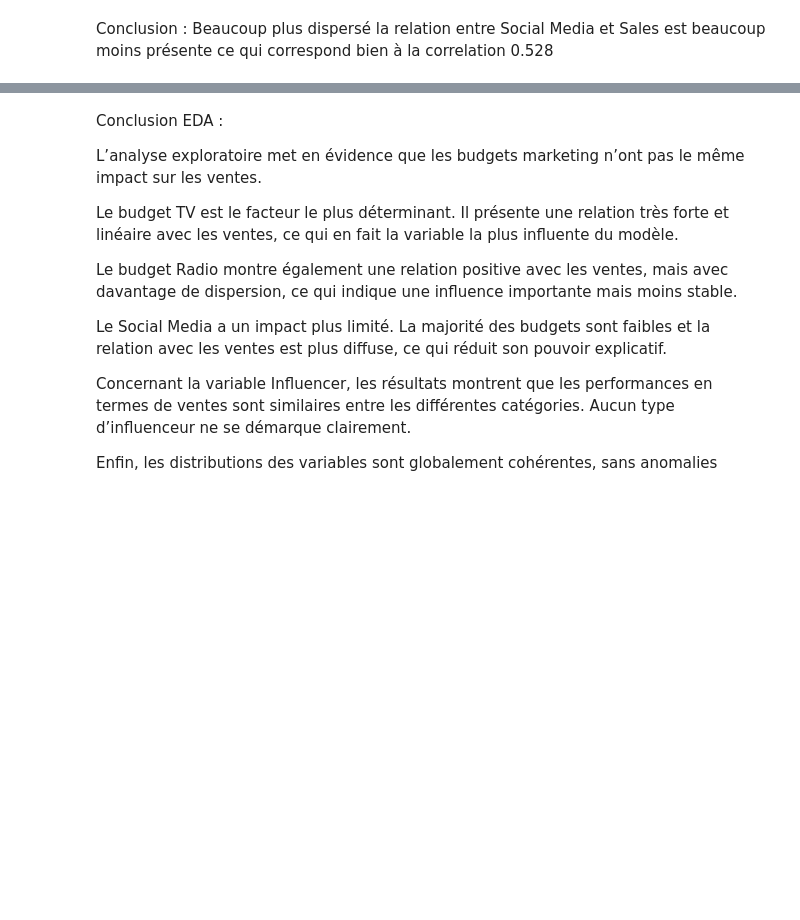
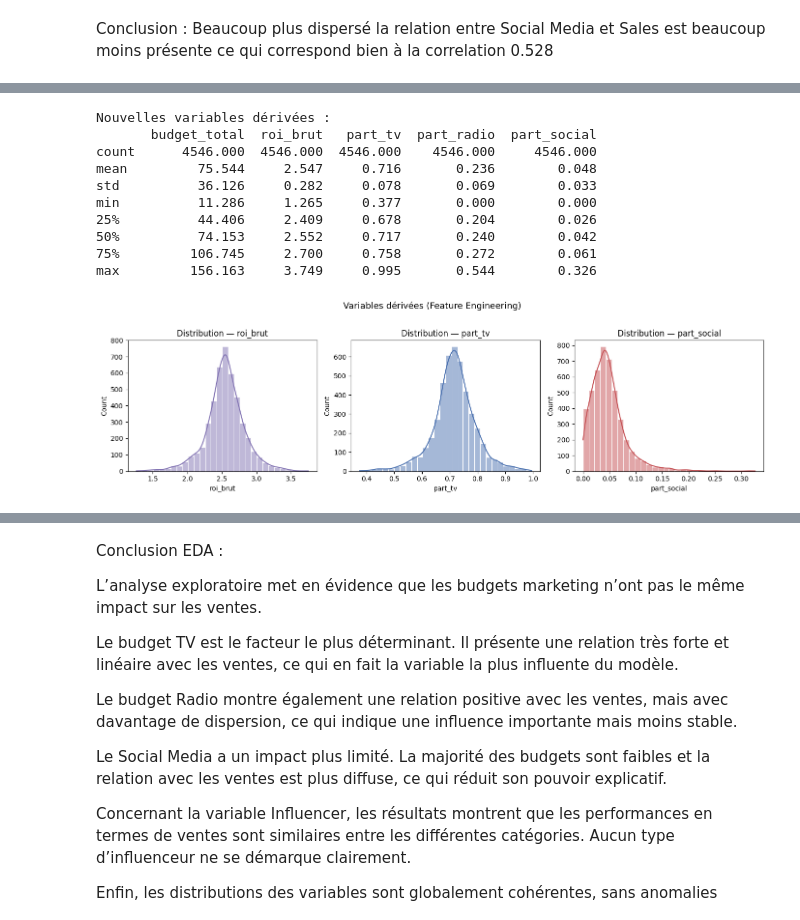
Before and after one commit to Dnivaux/Data_Science_Marketing, a Jupyter notebook: notebooks/01_EDA_Marketing.ipynb, the cells around one changed output, grey strips where cells are left out. Cells and saved outputs as stored; diff of their text form; code cells hidden in the pictures; blank space fills up the shorter version.

```diff
--- a/notebooks/01_EDA_Marketing.ipynb
+++ b/notebooks/01_EDA_Marketing.ipynb
@@ -120,3 +161,12 @@ Observations :
 - Social Media : beaucoup d’outliers vers le haut → quelques campagnes avec des budgets bien plus élevés que la plupart
 
 - Sales : distribution large sans outliers marqués → cohérente avec une variable cible exploitable
+# %%
+# Quantification des outliers (méthode IQR) pour Radio et Social Media
+for col in ["TV", "Radio", "Social Media"]:
+    Q1, Q3 = df[col].quantile(0.25), df[col].quantile(0.75)
+    IQR = Q3 - Q1
+    lower, upper = Q1 - 1.5 * IQR, Q3 + 1.5 * IQR
+    n_out = ((df[col] < lower) | (df[col] > upper)).sum()
+    pct = n_out / df[col].notna().sum() * 100
+    print(f"{col:15s} | IQR={IQR:.2f} | borne inf={lower:.2f} | borne sup={upper:.2f} | outliers={n_out} ({pct:.1f}%)")
@@ -228,0 +355,38 @@ Conclusion : Beaucoup plus dispersé la relation entre Social Media et Sales est
+# %%
+# Feature Engineering — variables dérivées recommandées
+df_fe = df.copy()
+
+# 1. Budget total investi
+df_fe["budget_total"] = df_fe["TV"] + df_fe["Radio"] + df_fe["Social Media"]
+
+# 2. ROI brut (rendement des ventes par unité de budget)
+df_fe["roi_brut"] = df_fe["Sales"] / df_fe["budget_total"]
+
+# 3. Part relative de chaque canal (concentration budgétaire)
+df_fe["part_tv"]    = df_fe["TV"]           / df_fe["budget_total"]
+df_fe["part_radio"] = df_fe["Radio"]        / df_fe["budget_total"]
+df_fe["part_social"]= df_fe["Social Media"] / df_fe["budget_total"]
+
+print("Nouvelles variables dérivées :")
+print(df_fe[["budget_total", "roi_brut", "part_tv", "part_radio", "part_social"]].describe().round(3))
+
+fig, axes = plt.subplots(1, 3, figsize=(14, 4))
+for ax, col, color in zip(axes, ["roi_brut", "part_tv", "part_social"],
+                           ["#8172B2", "#4C72B0", "#C44E52"]):
+    sns.histplot(df_fe[col].dropna(), bins=30, ax=ax, color=color, kde=True, edgecolor="white")
+    ax.set_title(f"Distribution — {col}")
+plt.suptitle("Variables dérivées (Feature Engineering)", fontsize=13, y=1.02)
+plt.tight_layout()
+plt.show()
+# %% [output]
+Nouvelles variables dérivées :
+       budget_total  roi_brut   part_tv  part_radio  part_social
+count      4546.000  4546.000  4546.000    4546.000     4546.000
+mean         75.544     2.547     0.716       0.236        0.048
+std          36.126     0.282     0.078       0.069        0.033
+min          11.286     1.265     0.377       0.000        0.000
+25%          44.406     2.409     0.678       0.204        0.026
+50%          74.153     2.552     0.717       0.240        0.042
+75%         106.745     2.700     0.758       0.272        0.061
+max         156.163     3.749     0.995       0.544        0.326
+[figure, added]
```
Also changed, not shown: parts of 10 cells of this notebook, 1 other file.
